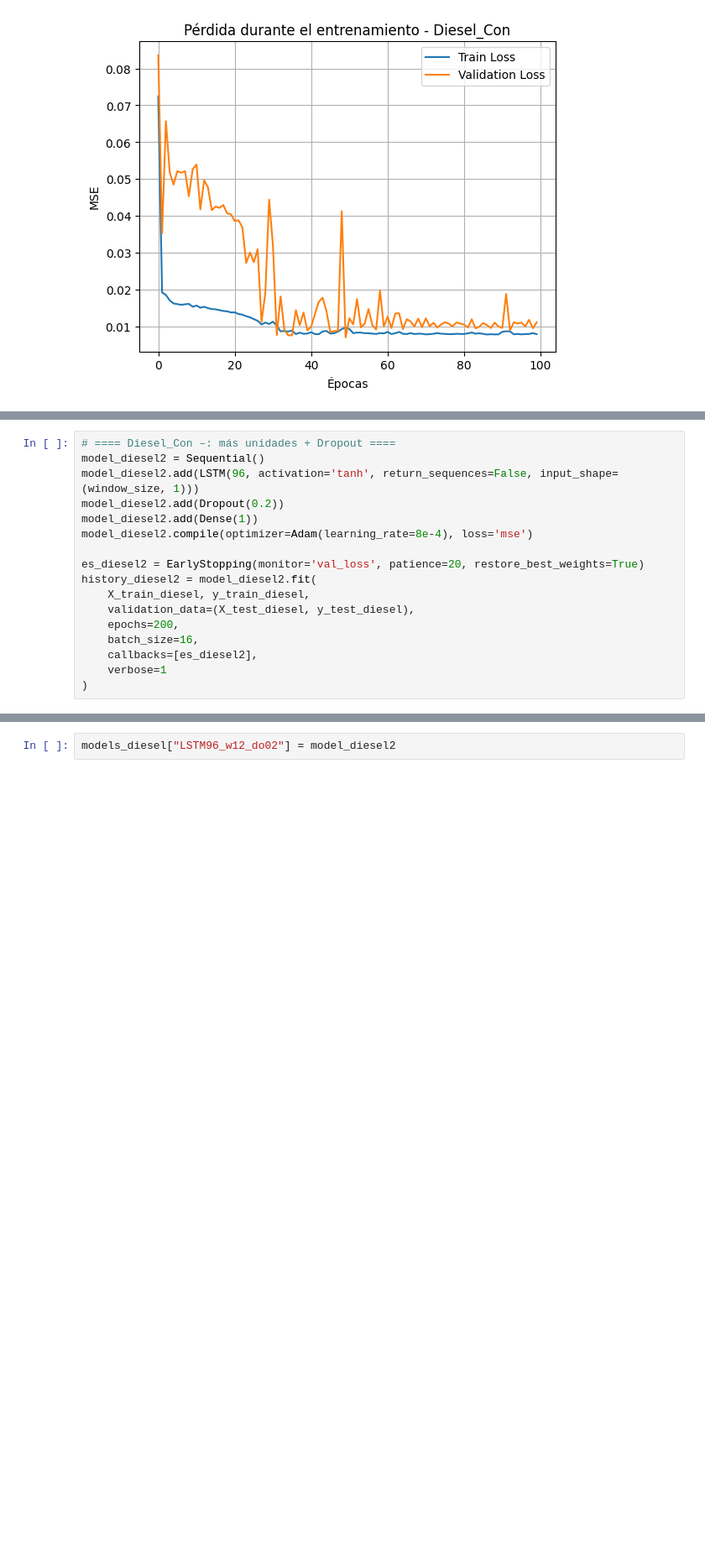
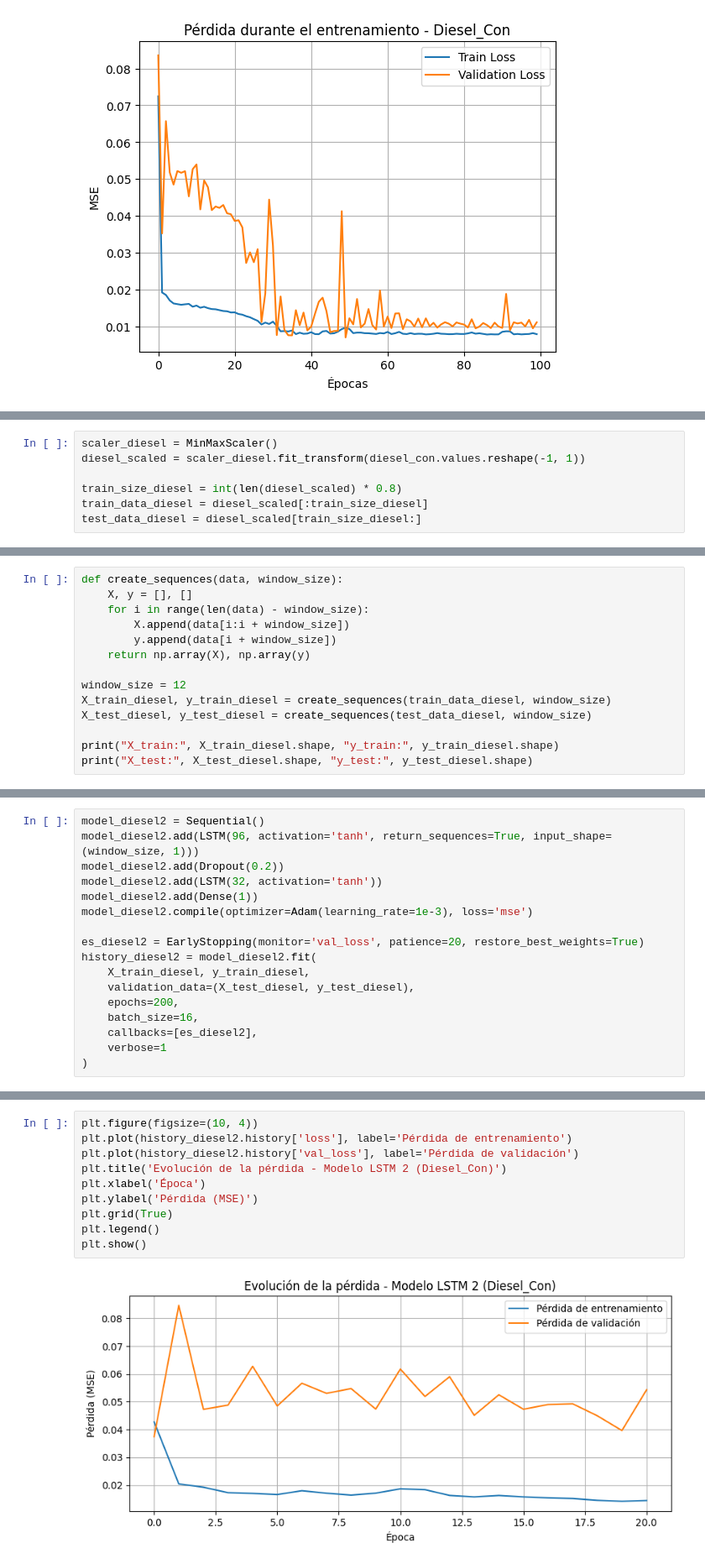
Before and after one commit to EstebanZG999/Lab2_DS, a Jupyter notebook: src/lstm.ipynb, the cells around one changed output, grey strips where cells are left out. Shown at 84% size. Cells and saved outputs as stored; diff of their text form; blank space fills up the shorter version.

```diff
--- a/src/lstm.ipynb
+++ b/src/lstm.ipynb
@@ -334,0 +377,7 @@ plt.show()
+# %%
+scaler_diesel = MinMaxScaler()
+diesel_scaled = scaler_diesel.fit_transform(diesel_con.values.reshape(-1, 1))
+
+train_size_diesel = int(len(diesel_scaled) * 0.8)
+train_data_diesel = diesel_scaled[:train_size_diesel]
+test_data_diesel = diesel_scaled[train_size_diesel:]
@@ -334,0 +386,14 @@ plt.show()
+# %%
+def create_sequences(data, window_size):
+    X, y = [], []
+    for i in range(len(data) - window_size):
+        X.append(data[i:i + window_size])
+        y.append(data[i + window_size])
+    return np.array(X), np.array(y)
+
+window_size = 12
+X_train_diesel, y_train_diesel = create_sequences(train_data_diesel, window_size)
+X_test_diesel, y_test_diesel = create_sequences(test_data_diesel, window_size)
+
+print("X_train:", X_train_diesel.shape, "y_train:", y_train_diesel.shape)
+print("X_test:", X_test_diesel.shape, "y_test:", y_test_diesel.shape)
@@ -335,10 +405,10 @@ plt.show()
 # %%
-# ==== Diesel_Con –: más unidades + Dropout ====
 model_diesel2 = Sequential()
-model_diesel2.add(LSTM(96, activation='tanh', return_sequences=False, input_shape=(window_size, 1)))
+model_diesel2.add(LSTM(96, activation='tanh', return_sequences=True, input_shape=(window_size, 1)))
 model_diesel2.add(Dropout(0.2))
+model_diesel2.add(LSTM(32, activation='tanh'))
 model_diesel2.add(Dense(1))
-model_diesel2.compile(optimizer=Adam(learning_rate=8e-4), loss='mse')
+model_diesel2.compile(optimizer=Adam(learning_rate=1e-3), loss='mse')
 
 es_diesel2 = EarlyStopping(monitor='val_loss', patience=20, restore_best_weights=True)
 history_diesel2 = model_diesel2.fit(
@@ -370,2 +442,12 @@ Epoch 22/200
 # %%
-models_diesel["LSTM96_w12_do02"] = model_diesel2
+plt.figure(figsize=(10, 4))
+plt.plot(history_diesel2.history['loss'], label='Pérdida de entrenamiento')
+plt.plot(history_diesel2.history['val_loss'], label='Pérdida de validación')
+plt.title('Evolución de la pérdida - Modelo LSTM 2 (Diesel_Con)')
+plt.xlabel('Época')
+plt.ylabel('Pérdida (MSE)')
+plt.grid(True)
+plt.legend()
+plt.show()
+# %% [output]
+[figure, added]
```
Also changed, not shown: parts of 20 cells of this notebook.
